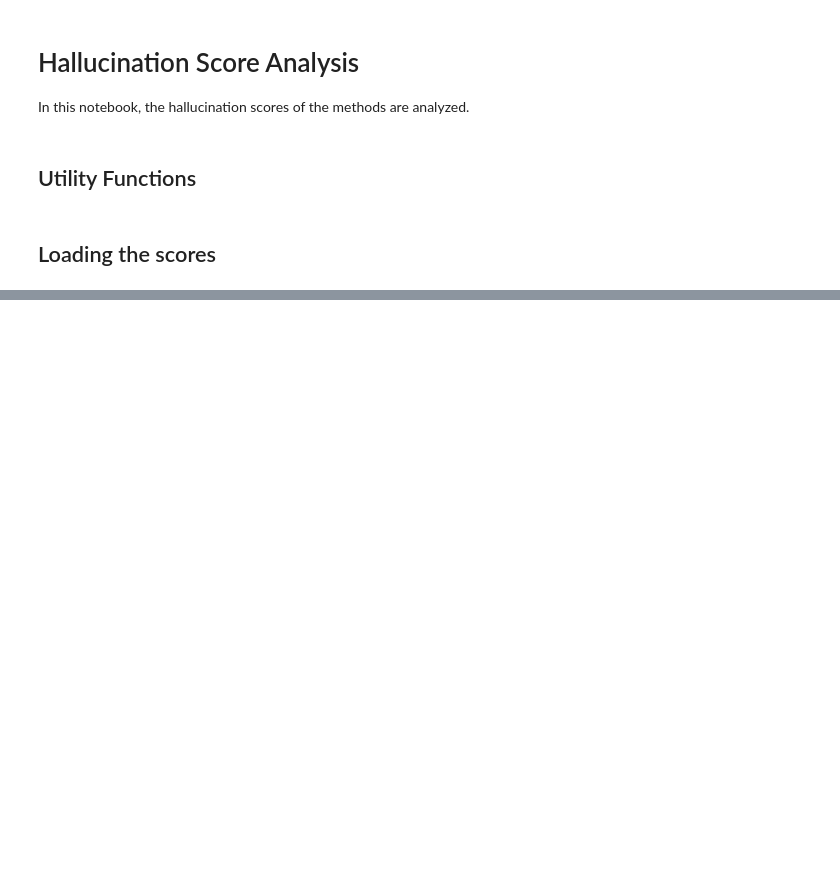
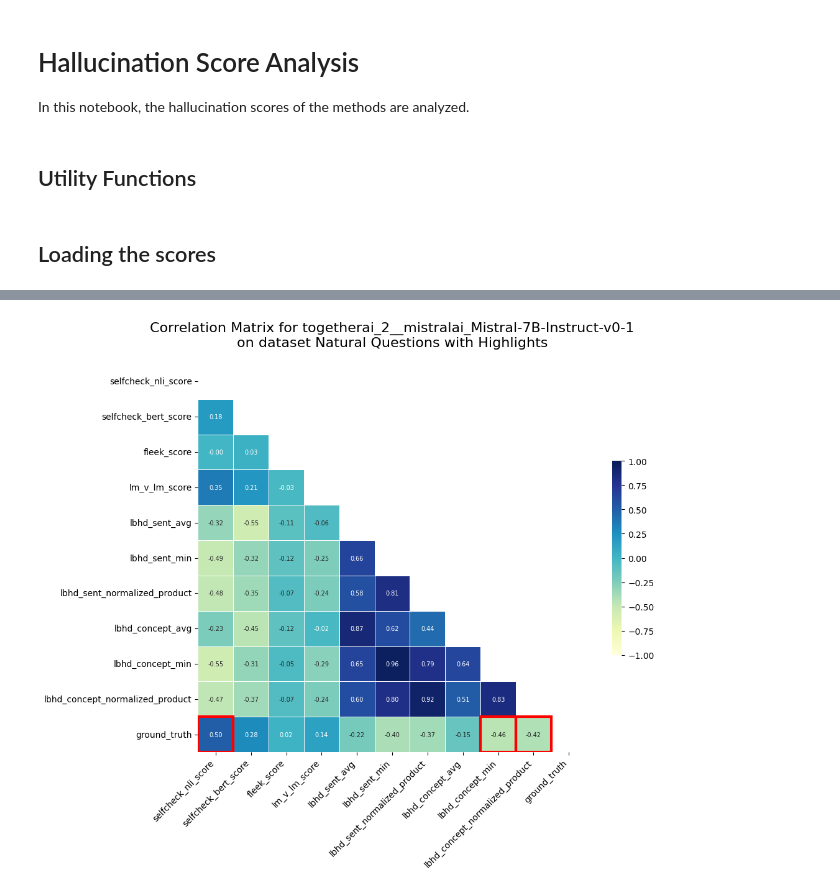
Before and after one commit to SimonB97/halu-detect-eval, a Jupyter notebook: analysis.ipynb, the cells around one changed output, grey strips where cells are left out. Drawn from its saved outputs; the diff is of its cells as text; code cells hidden in the pictures; blank space fills up the shorter version.

```diff
--- a/analysis.ipynb
+++ b/analysis.ipynb
@@ -55,0 +178,5 @@ test_df.head()
+# %%
+# process LBHD scores
+test_df = fix_json_errors(test_df)
+test_df = process_lbhd_scores(test_df)   # aggregate concept-level scores and normalize (min-max)
+test_df.head(10)
@@ -55,0 +203,4 @@ test_df.head()
+# %%
+plot_correlation_matrix(test_df, datasets[0]["model"], datasets[0]["dataset_name"])
+# %% [output]
+[figure, added]
```
Also changed, not shown: parts of 5 cells of this notebook, 5 other files.
